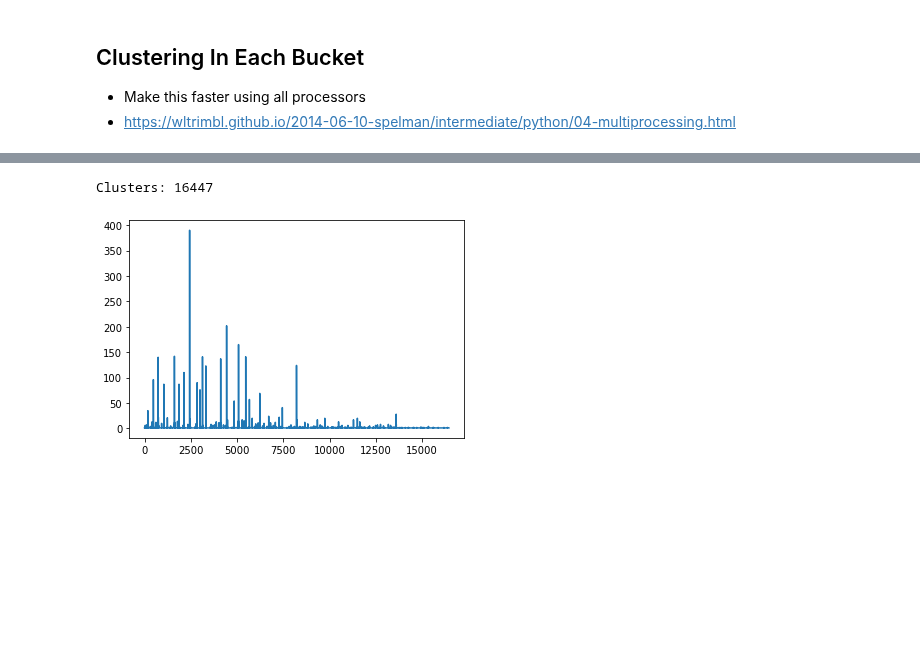
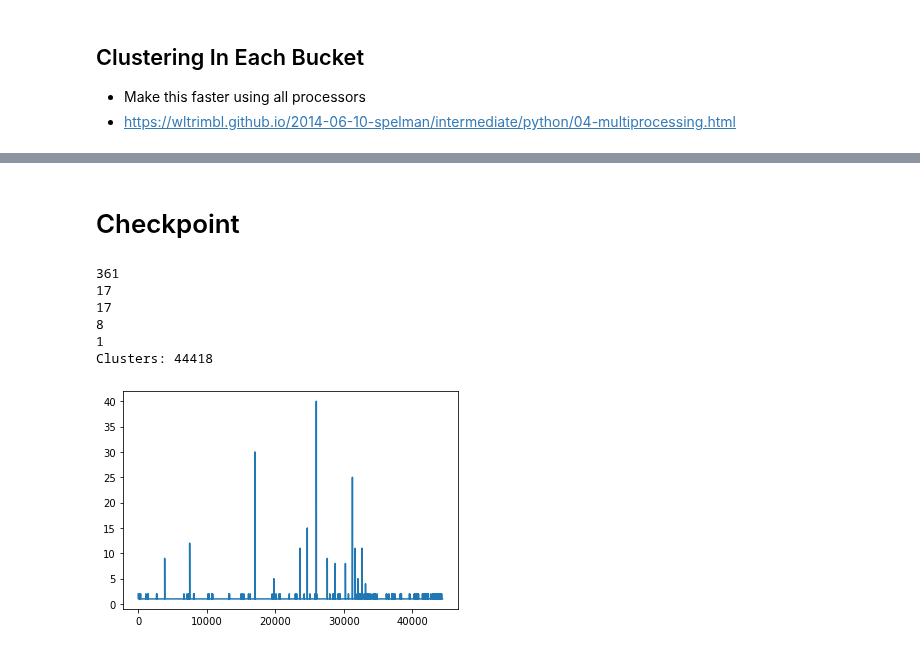
Before and after one commit to dkohlsdorf/wdp-ds, a Jupyter notebook: analysis/SequenceBucketing.ipynb, the cells around one changed output, grey strips where cells are left out. Cells and saved outputs as stored; diff of their text form; code cells hidden in the pictures; blank space fills up the shorter version.

Commit message:
working on multicore clustering

```diff
--- a/analysis/SequenceBucketing.ipynb
+++ b/analysis/SequenceBucketing.ipynb
@@ -121,9 +121,8 @@ print(len(sequences), len(overlapping))
 # %% [markdown]
 ## Bucket Result
 # %%
-assignments = similarity_bucketing(sequences, 4, 5)
+assignments = similarity_bucketing(sequences, 4, 4)
 clusters = max(assignments) + 1
-print(clusters)
 # %%
 counts = np.zeros(clusters)
 for i in assignments:
@@ -157,7 +174,7 @@ warnings.filterwarnings('ignore')
 import multiprocessing as mp
 
 
-def process(assignment, overlapping, max_dist = 1.0):
+def process(assignment, overlapping, max_dist = 20.0):
     n = len(overlapping)
     if n > 1:
         max_len = int(max([len(e) for _, _, _, e in overlapping]) + 1)
@@ -199,31 +232,54 @@ with open('clustering.csv', "w") as fp:
+# %% [markdown]
+# Checkpoint
 # %%
 df = pd.read_csv('clustering.csv', names=['start', 'stop', 'file', 'clusters'], header = None)
 # %%
 grouped_by_filename = {}
+grouped_by_cluster  = {}
 # instance id
 clusters = []
 for i, row in df.iterrows():
     start = row[0]
     stop = row[1]
     f = row[2]
     c = row[3]
 
+    if c not in grouped_by_cluster:
+        grouped_by_cluster[c] = {}
+    if f not in grouped_by_cluster[c]:
+        grouped_by_cluster[c][f] = []
+    grouped_by_cluster[c][f].append((start, stop))
+
     if f not in grouped_by_filename:
         grouped_by_filename[f] = []
     grouped_by_filename[f].append((start, stop, c, i))
     clusters.append(c)
 
 k = max(clusters) + 1
-instances_clusters = np.zeros(k)
-for c in clusters:
-    instances_clusters[c] += 1
+instances_clusters = np.zeros(k, dtype=np.int32)
+for c, collection in grouped_by_cluster.items():
+    for f, regions in collection.items():
+        for r in regions:
+            instances_clusters[c] += 1
+
+print(len(instances_clusters[instances_clusters > 1]))
+print(len(instances_clusters[instances_clusters > 2]))
+print(len(instances_clusters[instances_clusters > 3]))
+print(len(instances_clusters[instances_clusters > 10]))
+print(len(instances_clusters[instances_clusters > 30]))
+
 
 print("Clusters: {}".format(k))
 plt.plot(instances_clusters)
 plt.show()
 # %% [output]
-Clusters: 16447
+361
+17
+17
+8
+1
+Clusters: 44418
-[figure, old version]
+[figure, new version]
 # %%
 import multiprocessing as mp
 
```
Also changed, not shown: parts of 3 cells of this notebook.
